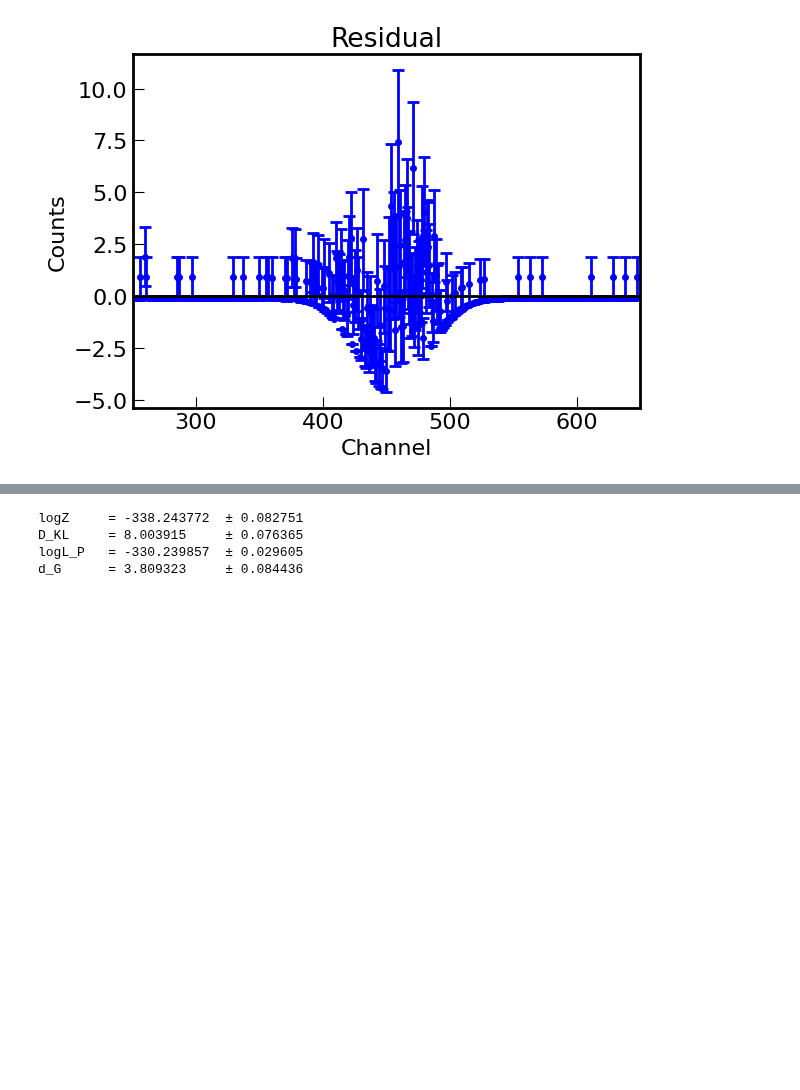
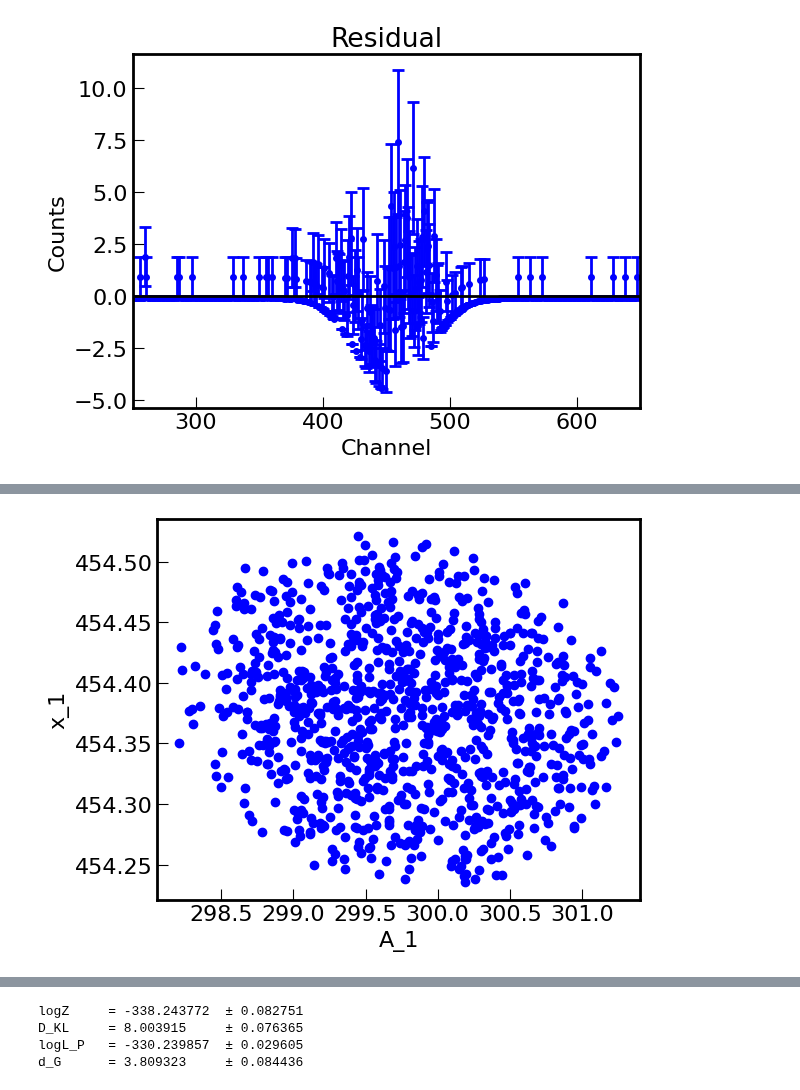
Before and after one commit to martinit18/nested_fit, a Jupyter notebook: examples/jupyter_notebooks/simple_analysis_visu.ipynb, the cells around one changed output, grey strips where cells are left out. Saved outputs shown, nothing was run; the diff lists cells and outputs as text; code cells hidden in the pictures; blank space fills up the shorter version.

```diff
--- a/examples/jupyter_notebooks/simple_analysis_visu.ipynb
+++ b/examples/jupyter_notebooks/simple_analysis_visu.ipynb
@@ -142,3 +151,7 @@ an.histo_interp('A_1',path=path)
+# %%
+an.plot_live('A_1','x_1')
+# %% [output]
+[figure, added]
 # %%
 # Plot one parameter histogram
 # Red, yellow and green region correspond to 1,2,3 sigmas
```
Also changed, not shown: parts of 11 cells of this notebook, 5 other files.
